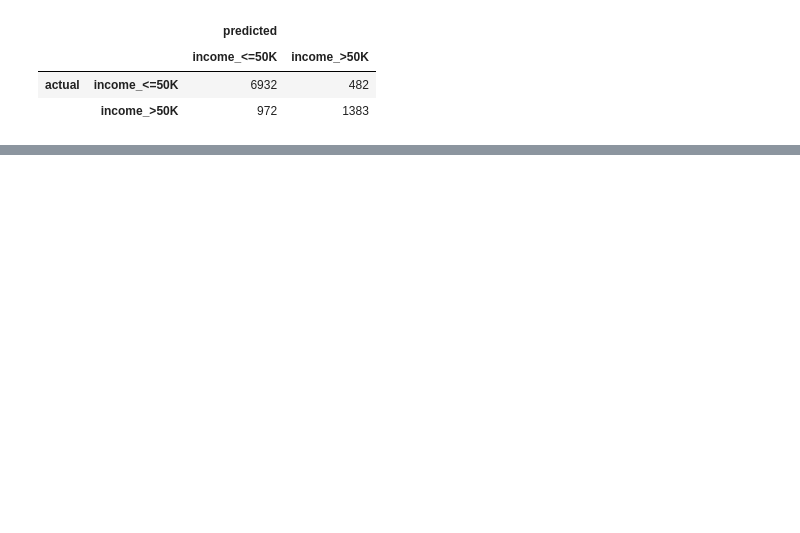
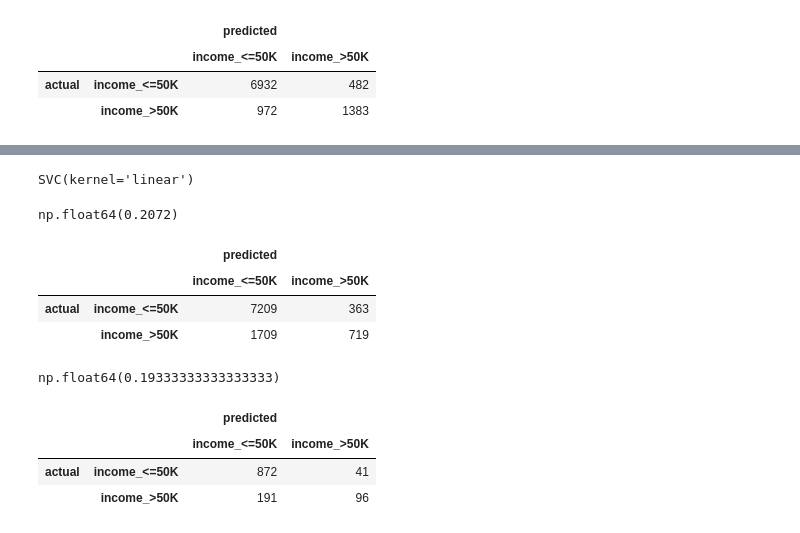
Before and after one commit to jonathanykwong/annual-income, a Jupyter notebook: annual-income.ipynb, the cells around one changed output, grey strips where cells are left out. Drawn from its saved outputs; the diff is of its cells as text; code cells hidden in the pictures; blank space fills up the shorter version.

```diff
--- a/annual-income.ipynb
+++ b/annual-income.ipynb
@@ -221,0 +276,37 @@ labelled_confusion_matrix(y_test, list(map(lambda n: 1 if  n > 0.5 else 0, resul
+# %%
+svm_train_indicies = sample_without_replacement(X_train.shape[0], 10000, random_state=42)
+svm_test_indicies = sample_without_replacement(X_test.shape[0], 1200, random_state=42)
+# %%
+X_train_svm = X_train.iloc[svm_train_indicies]
+y_train_svm = y_train.iloc[svm_train_indicies]
+X_test_svm = X_test.iloc[svm_test_indicies]
+y_test_svm = y_test.iloc[svm_test_indicies]
+# %%
+svm = svm.SVC(kernel='linear')
+svm.fit(X_train_svm, y_train_svm)
+# %% [output]
+SVC(kernel='linear')
+# %%
+# train error
+error_rate(y_train_svm, svm.predict(X_train_svm))
+# %% [output]
+np.float64(0.2072)
+# %%
+labelled_confusion_matrix(y_train_svm, svm.predict(X_train_svm))
+# %% [output]
+|  |  | predicted |  |
+|  |  | income_<=50K | income_>50K |
+| actual | income_<=50K | 7209 | 363 |
+|  | income_>50K | 1709 | 719 |
+# %%
+# test error
+error_rate(y_test_svm, svm.predict(X_test_svm))
+# %% [output]
+np.float64(0.19333333333333333)
+# %%
+labelled_confusion_matrix(y_test_svm, svm.predict(X_test_svm))
+# %% [output]
+|  |  | predicted |  |
+|  |  | income_<=50K | income_>50K |
+| actual | income_<=50K | 872 | 41 |
+|  | income_>50K | 191 | 96 |
```
Also changed, not shown: parts of 22 cells of this notebook.
